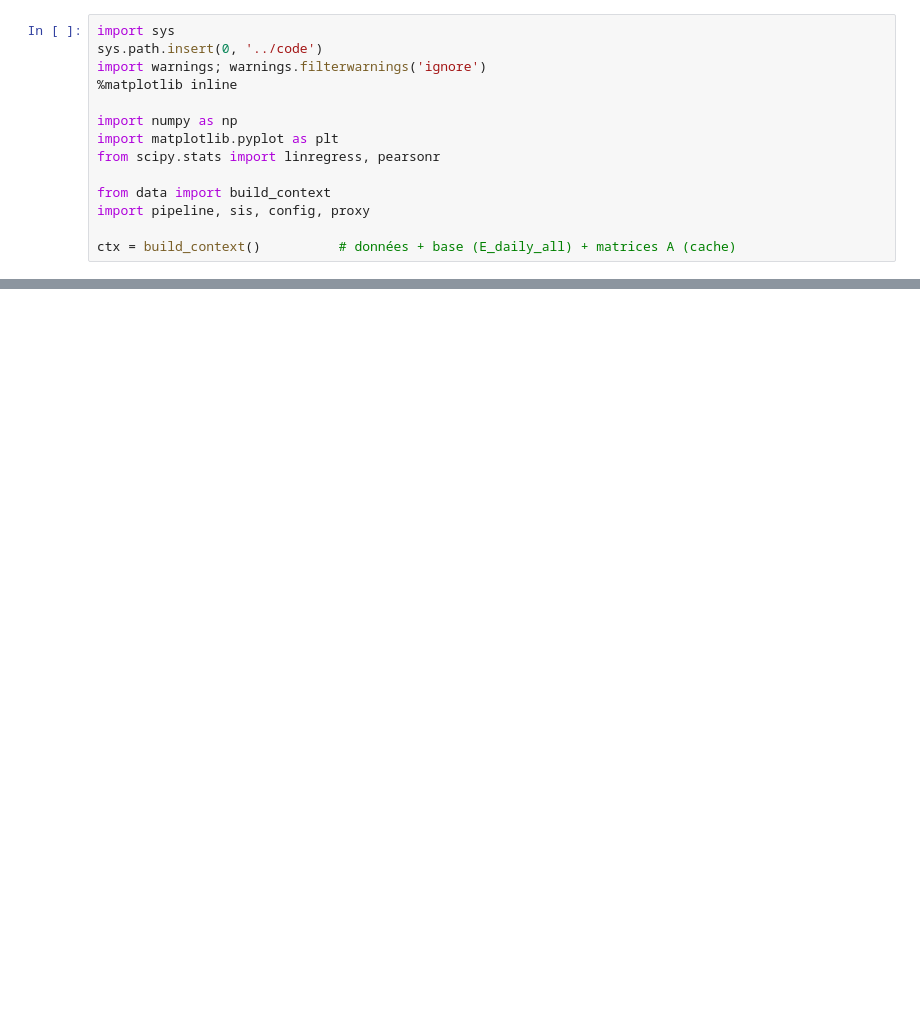
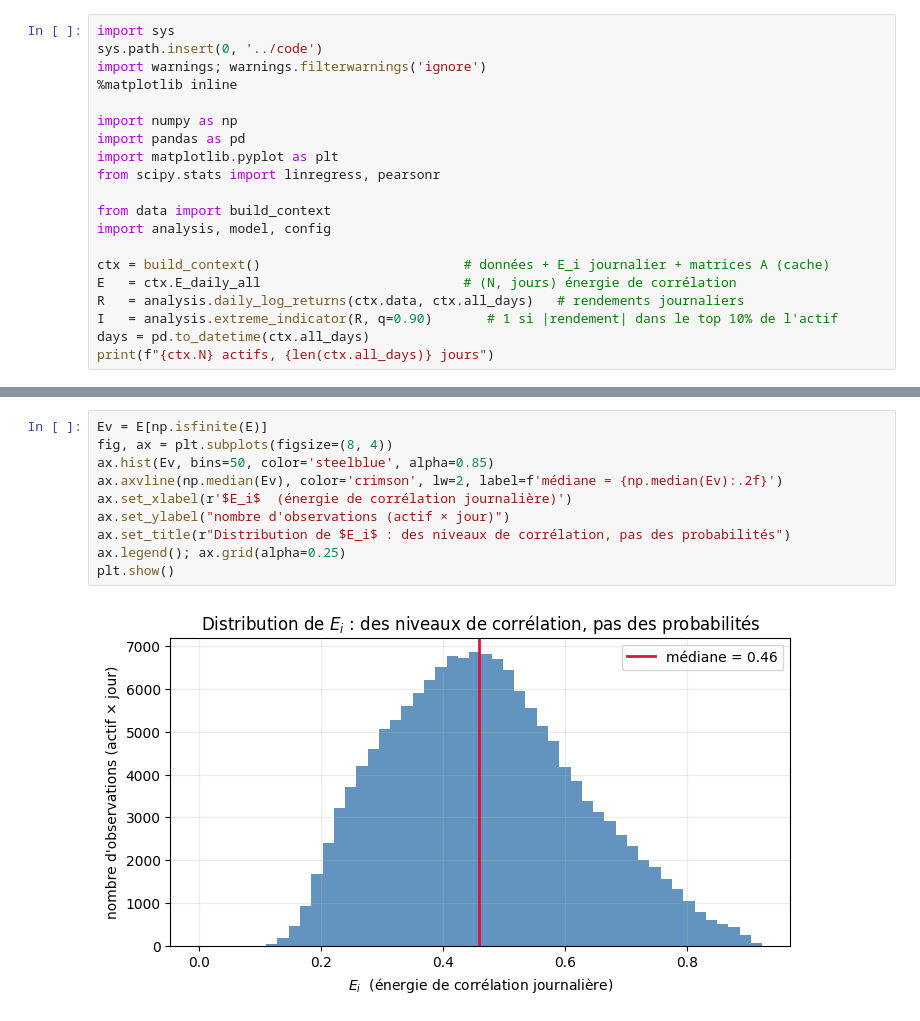
Before and after one commit to theodore34/contagion, a Jupyter notebook: notebooks/article.ipynb, the cells around one changed output, grey strips where cells are left out. Saved outputs shown, nothing was run; the diff lists cells and outputs as text; blank space fills up the shorter version.

```diff
--- a/notebooks/article.ipynb
+++ b/notebooks/article.ipynb
@@ -26,13 +20,19 @@ import warnings; warnings.filterwarnings('ignore')
 %matplotlib inline
 
 import numpy as np
+import pandas as pd
 import matplotlib.pyplot as plt
 from scipy.stats import linregress, pearsonr
 
 from data import build_context
-import pipeline, sis, config, proxy
+import analysis, model, config
 
-ctx = build_context()          # données + base (E_daily_all) + matrices A (cache)
+ctx = build_context()                          # données + E_i journalier + matrices A (cache)
+E   = ctx.E_daily_all                          # (N, jours) énergie de corrélation
+R   = analysis.daily_log_returns(ctx.data, ctx.all_days)   # rendements journaliers
+I   = analysis.extreme_indicator(R, q=0.90)       # 1 si |rendement| dans le top 10% de l'actif
+days = pd.to_datetime(ctx.all_days)
+print(f"{ctx.N} actifs, {len(ctx.all_days)} jours")
 # %% [output]
 N = 146 actifs, T = 13360 obs ; 2019-04-01 10:00:00 -> 2023-05-03 15:30:00
 [cache] OK  base
@@ -54,0 +47,12 @@ P(I=1) marginal = 0.0999  (attendu ~0.10)
+# %%
+Ev = E[np.isfinite(E)]
+fig, ax = plt.subplots(figsize=(8, 4))
+ax.hist(Ev, bins=50, color='steelblue', alpha=0.85)
+ax.axvline(np.median(Ev), color='crimson', lw=2, label=f'médiane = {np.median(Ev):.2f}')
+ax.set_xlabel(r'$E_i$  (énergie de corrélation journalière)')
+ax.set_ylabel("nombre d'observations (actif × jour)")
+ax.set_title(r"Distribution de $E_i$ : des niveaux de corrélation, pas des probabilités")
+ax.legend(); ax.grid(alpha=0.25)
+plt.show()
+# %% [output]
+[figure, added]
```
Also changed, not shown: parts of 21 cells of this notebook, 56 other files.
